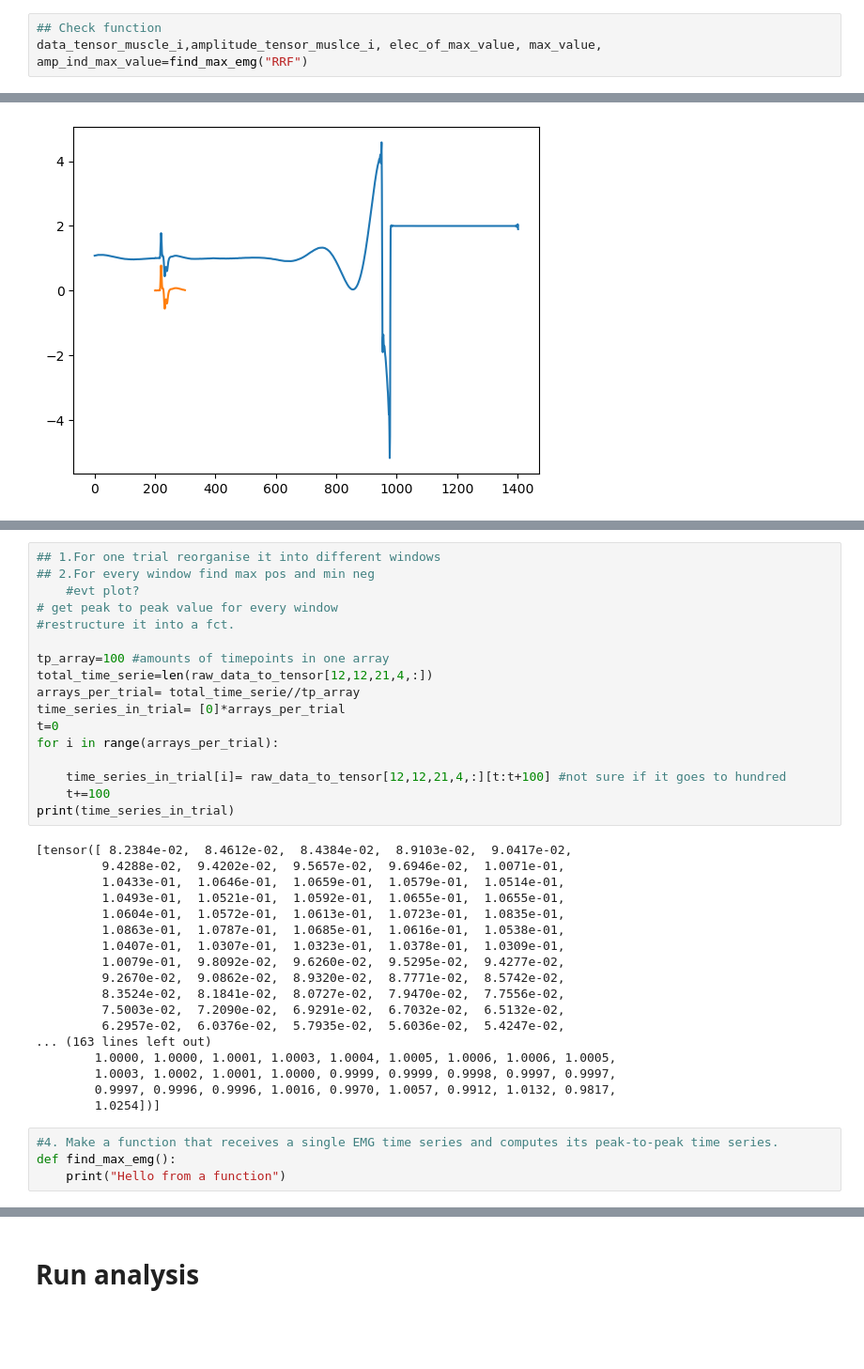
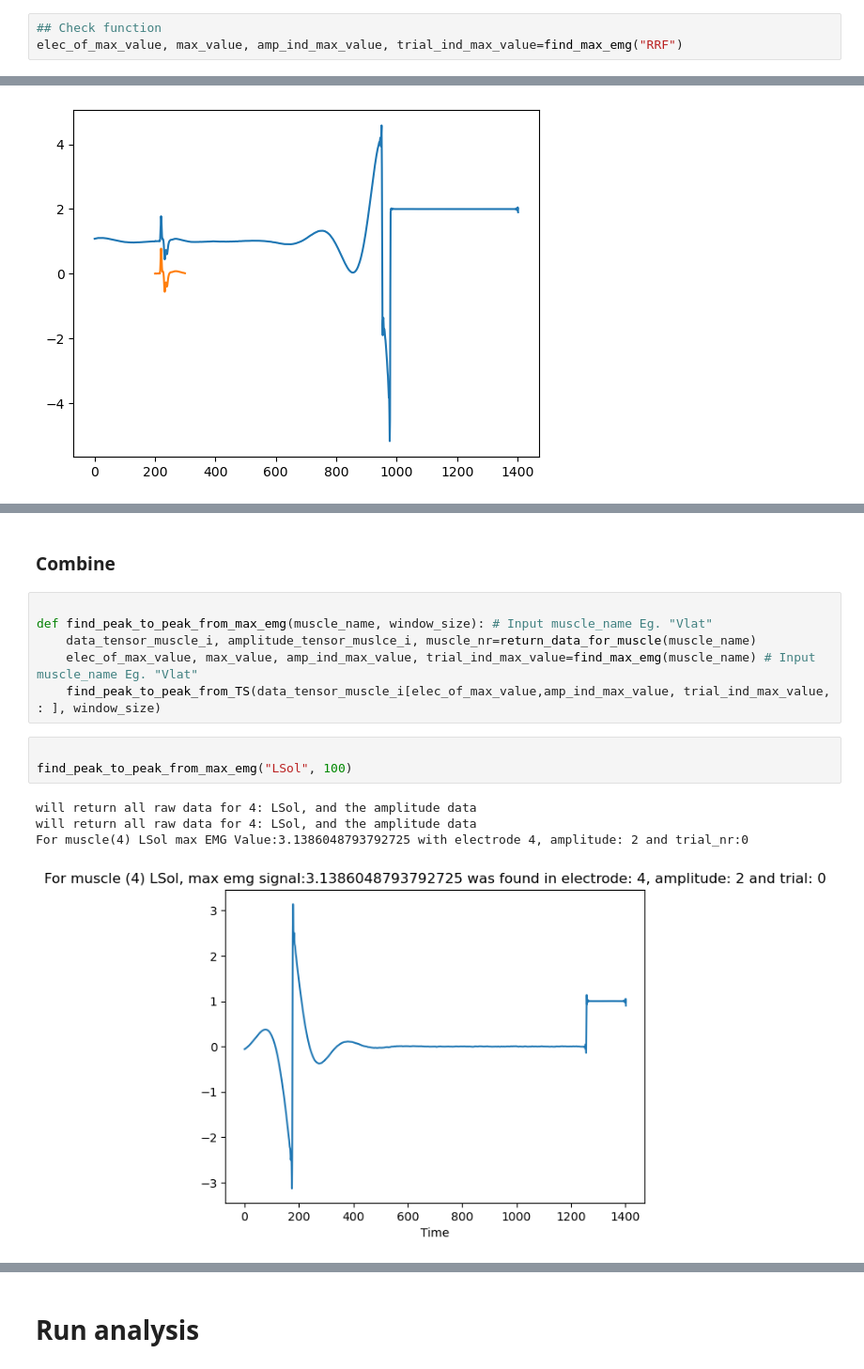
Before and after one commit to rohnerne/Master_thesis, a Jupyter notebook: Notebook_5_Peak_to_Peak_Analysis.ipynb, the cells around one changed output, grey strips where cells are left out. Shown at 94% size. Drawn from its saved outputs; the diff is of its cells as text; blank space fills up the shorter version.

```diff
--- a/Notebook_5_Peak_to_Peak_Analysis.ipynb
+++ b/Notebook_5_Peak_to_Peak_Analysis.ipynb
@@ -121,6 +130,6 @@ def find_max_emg(muscle_name): # Input muscle_name Eg. "Vlat"
 # %%
 ## Check function
-data_tensor_muscle_i,amplitude_tensor_muslce_i, elec_of_max_value, max_value, amp_ind_max_value=find_max_emg("RRF")
+elec_of_max_value, max_value, amp_ind_max_value, trial_ind_max_value=find_max_emg("RRF")
 # %% [output]
 will return all raw data for 12: RRF, and the amplitude data
 For muscle(12) RRF max EMG Value:3.583035469055176 with electrode 12, amplitude: 21 and trial_nr:4
@@ -197,39 +236,16 @@ len(time_series_in_trial[13])
-# %%
-## 1.For one trial reorganise it into different windows
-## 2.For every window find max pos and min neg
-    #evt plot?
-# get peak to peak value for every window
-#restructure it into a fct.
-
-tp_array=100 #amounts of timepoints in one array
-total_time_serie=len(raw_data_to_tensor[12,12,21,4,:])
-arrays_per_trial= total_time_serie//tp_array
-time_series_in_trial= [0]*arrays_per_trial
-t=0
-for i in range(arrays_per_trial):
-
-    time_series_in_trial[i]= raw_data_to_tensor[12,12,21,4,:][t:t+100] #not sure if it goes to hundred
-    t+=100
-print(time_series_in_trial)
-# %% [output]
-[tensor([ 8.2384e-02,  8.4612e-02,  8.4384e-02,  8.9103e-02,  9.0417e-02,
-         9.4288e-02,  9.4202e-02,  9.5657e-02,  9.6946e-02,  1.0071e-01,
-         1.0433e-01,  1.0646e-01,  1.0659e-01,  1.0579e-01,  1.0514e-01,
-         1.0493e-01,  1.0521e-01,  1.0592e-01,  1.0655e-01,  1.0655e-01,
-         1.0604e-01,  1.0572e-01,  1.0613e-01,  1.0723e-01,  1.0835e-01,
-         1.0863e-01,  1.0787e-01,  1.0685e-01,  1.0616e-01,  1.0538e-01,
-         1.0407e-01,  1.0307e-01,  1.0323e-01,  1.0378e-01,  1.0309e-01,
-         1.0079e-01,  9.8092e-02,  9.6260e-02,  9.5295e-02,  9.4277e-02,
-         9.2670e-02,  9.0862e-02,  8.9320e-02,  8.7771e-02,  8.5742e-02,
-         8.3524e-02,  8.1841e-02,  8.0727e-02,  7.9470e-02,  7.7556e-02,
-         7.5003e-02,  7.2090e-02,  6.9291e-02,  6.7032e-02,  6.5132e-02,
-         6.2957e-02,  6.0376e-02,  5.7935e-02,  5.6036e-02,  5.4247e-02,
-... (163 lines left out)
-        1.0000, 1.0000, 1.0001, 1.0003, 1.0004, 1.0005, 1.0006, 1.0006, 1.0005,
-        1.0003, 1.0002, 1.0001, 1.0000, 0.9999, 0.9999, 0.9998, 0.9997, 0.9997,
-        0.9997, 0.9996, 0.9996, 1.0016, 0.9970, 1.0057, 0.9912, 1.0132, 0.9817,
-        1.0254])]
-# %%
-#4. Make a function that receives a single EMG time series and computes its peak-to-peak time series.
-def find_max_emg():
-    print("Hello from a function")
+# %% [markdown]
+### Combine
+# %%
+
+def find_peak_to_peak_from_max_emg(muscle_name, window_size): # Input muscle_name Eg. "Vlat"
+    data_tensor_muscle_i, amplitude_tensor_muslce_i, muscle_nr=return_data_for_muscle(muscle_name)
+    elec_of_max_value, max_value, amp_ind_max_value, trial_ind_max_value=find_max_emg(muscle_name) # Input muscle_name Eg. "Vlat"
+    find_peak_to_peak_from_TS(data_tensor_muscle_i[elec_of_max_value,amp_ind_max_value, trial_ind_max_value, : ], window_size)
+# %%
+
+find_peak_to_peak_from_max_emg("LSol", 100)
+# %% [output]
+will return all raw data for 4: LSol, and the amplitude data
+will return all raw data for 4: LSol, and the amplitude data
+For muscle(4) LSol max EMG Value:3.1386048793792725 with electrode 4, amplitude: 2 and trial_nr:0
+[figure, added]
```
Also changed, not shown: parts of 12 cells of this notebook.
